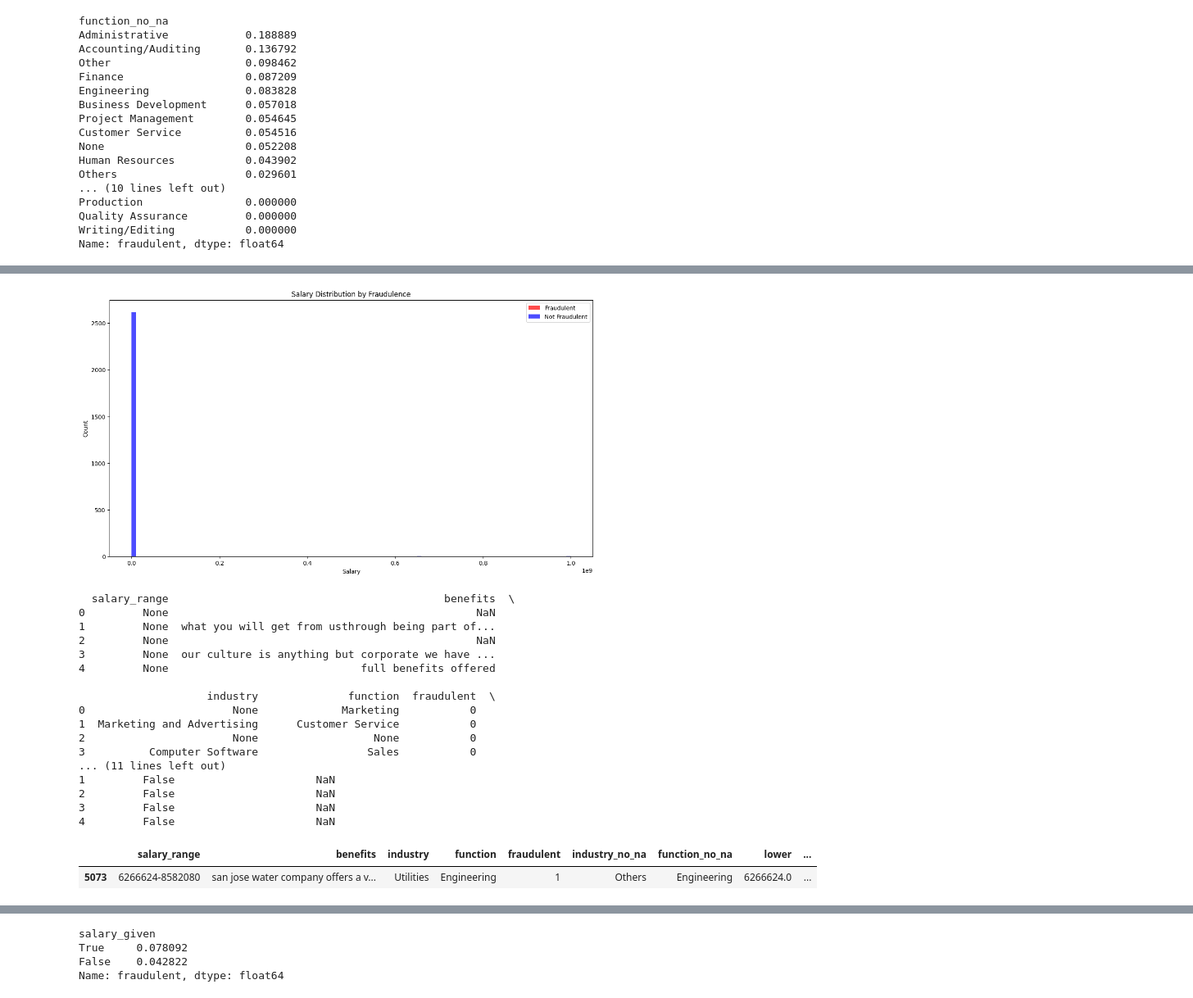
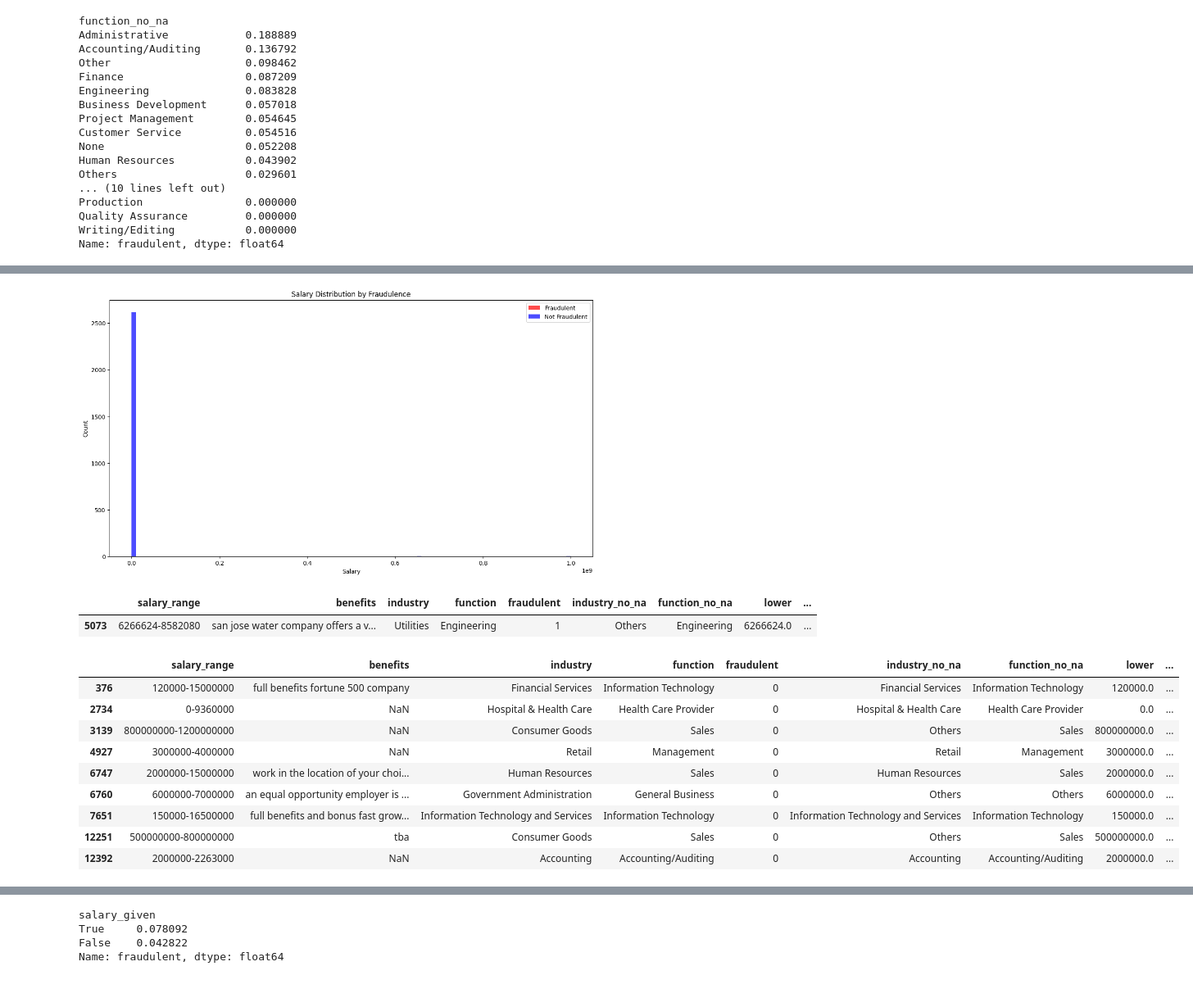
Before and after one commit to bonsibyl/BT4012-Fraud-Job-Posting, a Jupyter notebook: EDA/tj_eda.ipynb, the cells around one changed output, grey strips where cells are left out. Shown at 82% size. Saved outputs shown, nothing was run; the diff lists cells and outputs as text; code cells hidden in the pictures.

```diff
--- a/EDA/tj_eda.ipynb
+++ b/EDA/tj_eda.ipynb
@@ -428,45 +242,39 @@ Name: avg_salary, dtype: float64
 # %%
-# This is not v helpful either. Althoughhhh you can spot the outliers --> non fraud cases at 650mil ish and 1 bil
+# Plotting the distribution of average salary by fraud and non-fraud cases.
 
 fig, ax = plt.subplots(figsize=(15,8))
 plt.hist(salary_range[salary_range['fraudulent'] == 1]['avg_salary'], bins=100, color='red', alpha=0.7, label='Fraudulent')
 plt.hist(salary_range[salary_range['fraudulent'] == 0]['avg_salary'], bins=100, color='blue', alpha=0.7, label='Not Fraudulent')
-
-# Add labels and title
 plt.xlabel('Salary')
 plt.ylabel('Count')
 plt.title('Salary Distribution by Fraudulence')
 plt.legend()
-
-# Show the plot
 plt.show()
 
-print(salary_range.head())
-# print(salary_range.columns)
+# Outliers are present.
 # %% [output]
 [figure]
-  salary_range                                           benefits  \
-0         None                                                NaN
-1         None  what you will get from usthrough being part of...
-2         None                                                NaN
-3         None  our culture is anything but corporate we have ...
-4         None                              full benefits offered
-
-                    industry              function  fraudulent  \
-0                       None             Marketing           0
-1  Marketing and Advertising      Customer Service           0
-2                       None                  None           0
-3          Computer Software                 Sales           0
-... (11 lines left out)
-1         False                      NaN
-2         False                      NaN
-3         False                      NaN
-4         False                      NaN
-# %%
-salary_range.loc[(salary_range["avg_salary"] > 700000) & (salary_range["fraudulent"] == 1),:]
-# %% [output]
-|  | salary_range | benefits | industry | function | fraudulent | industry_no_na | function_no_na | lower | ... |
-| 5073 | 6266624-8582080 | san jose water company offers a v... | Utilities | Engineering | 1 | Others | Engineering | 6266624.0 | ... |
+# %%
+# This line seeks to discover the obvious outliers for fraudulent cases
+
+salary_range.loc[(salary_range["avg_salary"] > 2000000) & (salary_range["fraudulent"] == 1),:]
+# %% [output]
+|  | salary_range | benefits | industry | function | fraudulent | industry_no_na | function_no_na | lower | ... |
+| 5073 | 6266624-8582080 | san jose water company offers a v... | Utilities | Engineering | 1 | Others | Engineering | 6266624.0 | ... |
+# %%
+# This line seeks to discover the obvious outliers for non-fraud cases
+salary_range.loc[(salary_range["avg_salary"] > 2000000) & (salary_range["fraudulent"] == 0),:]
+# %% [output]
+|  | salary_range | benefits | industry | function | fraudulent | industry_no_na | function_no_na | lower | ... |
+| 376 | 120000-15000000 | full benefits fortune 500 company | Financial Services | Information Technology | 0 | Financial Services | Information Technology | 120000.0 | ... |
+| 2734 | 0-9360000 | NaN | Hospital & Health Care | Health Care Provider | 0 | Hospital & Health Care | Health Care Provider | 0.0 | ... |
+| 3139 | 800000000-1200000000 | NaN | Consumer Goods | Sales | 0 | Others | Sales | 800000000.0 | ... |
+| 4927 | 3000000-4000000 | NaN | Retail | Management | 0 | Retail | Management | 3000000.0 | ... |
+| 6747 | 2000000-15000000 | work in the location of your choi... | Human Resources | Sales | 0 | Human Resources | Sales | 2000000.0 | ... |
+| 6760 | 6000000-7000000 | an equal opportunity employer is ... | Government Administration | General Business | 0 | Others | Others | 6000000.0 | ... |
+| 7651 | 150000-16500000 | full benefits and bonus fast grow... | Information Technology and Services | Information Technology | 0 | Information Technology and Services | Information Technology | 150000.0 | ... |
+| 12251 | 500000000-800000000 | tba | Consumer Goods | Sales | 0 | Others | Sales | 500000000.0 | ... |
+| 12392 | 2000000-2263000 | NaN | Accounting | Accounting/Auditing | 0 | Accounting | Accounting/Auditing | 2000000.0 | ... |
 # %%
 # Filter the values where avg_salary are < 2,000,000
 
```
Also changed, not shown: parts of 50 cells of this notebook.
